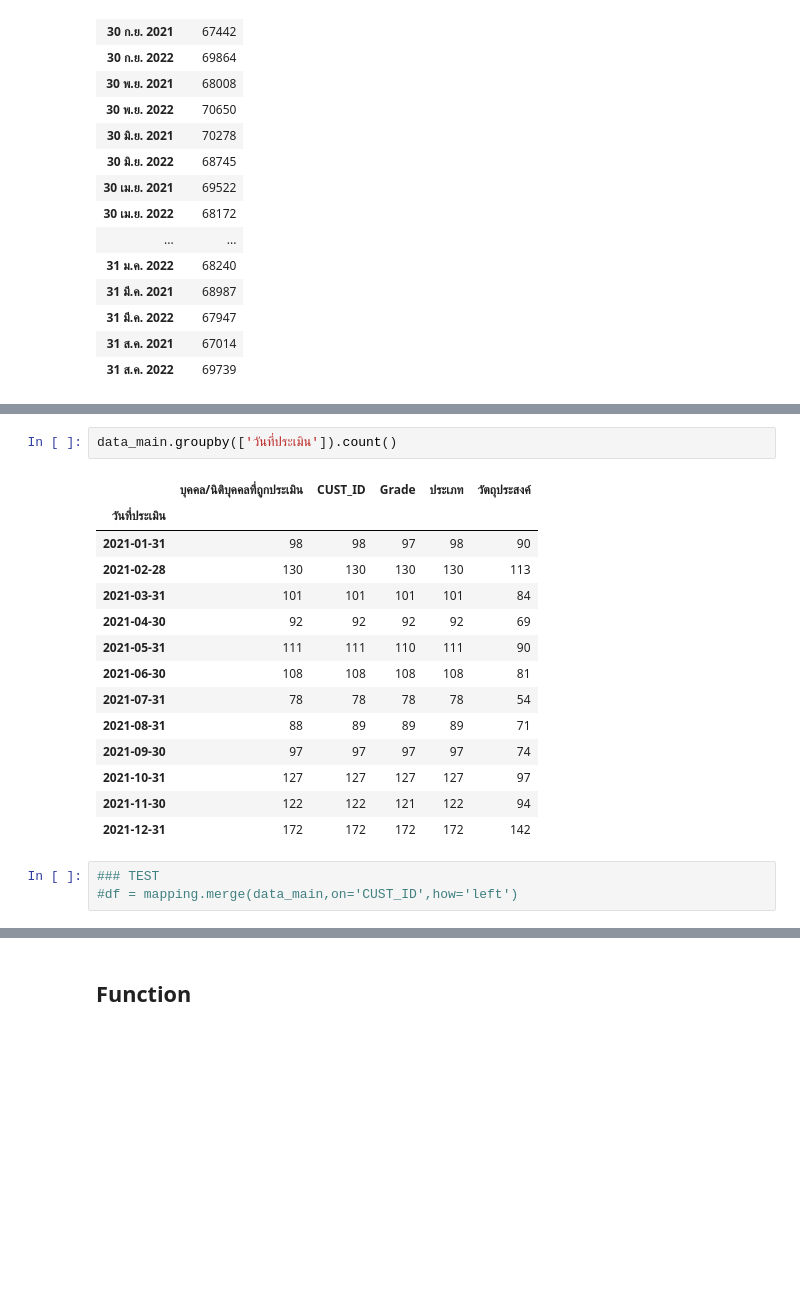
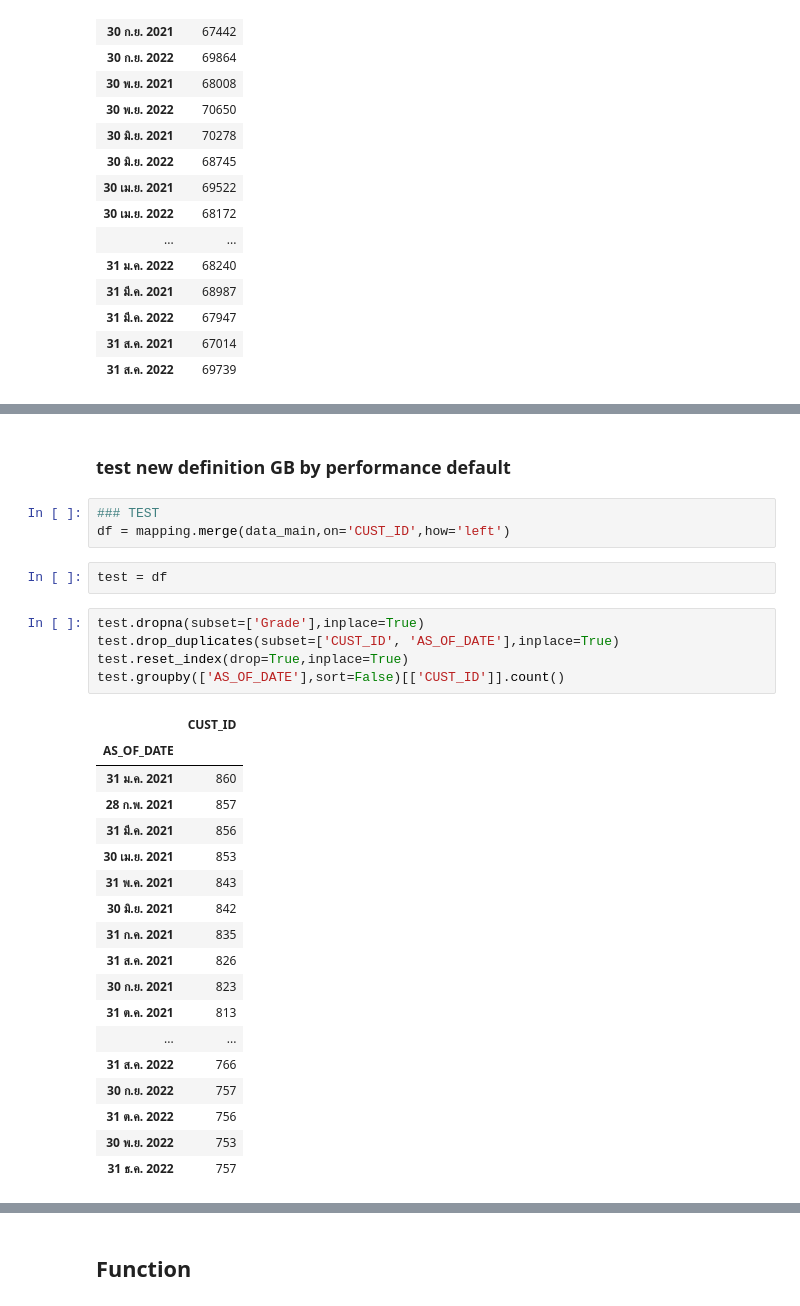
Before and after one commit to Taecpy/CRR-validate, a Jupyter notebook: CRR_validate.ipynb, the cells around one changed output, grey strips where cells are left out. Drawn from its saved outputs; the diff is of its cells as text; blank space fills up the shorter version.

```diff
--- a/CRR_validate.ipynb
+++ b/CRR_validate.ipynb
@@ -139,20 +142,31 @@ DATE_end_of_mouth(data_main)
-# %%
-data_main.groupby(['วันที่ประเมิน']).count()
-# %% [output]
-|  | บุคคล/นิติบุคคลที่ถูกประเมิน | CUST_ID | Grade | ประเภท | วัตถุประสงค์ |
-| วันที่ประเมิน |  |  |  |  |  |
-| 2021-01-31 | 98 | 98 | 97 | 98 | 90 |
-| 2021-02-28 | 130 | 130 | 130 | 130 | 113 |
-| 2021-03-31 | 101 | 101 | 101 | 101 | 84 |
-| 2021-04-30 | 92 | 92 | 92 | 92 | 69 |
-| 2021-05-31 | 111 | 111 | 110 | 111 | 90 |
-| 2021-06-30 | 108 | 108 | 108 | 108 | 81 |
-| 2021-07-31 | 78 | 78 | 78 | 78 | 54 |
-| 2021-08-31 | 88 | 89 | 89 | 89 | 71 |
-| 2021-09-30 | 97 | 97 | 97 | 97 | 74 |
-| 2021-10-31 | 127 | 127 | 127 | 127 | 97 |
-| 2021-11-30 | 122 | 122 | 121 | 122 | 94 |
-| 2021-12-31 | 172 | 172 | 172 | 172 | 142 |
+# %% [markdown]
+### test new definition GB by performance default
 # %%
 ### TEST
-#df = mapping.merge(data_main,on='CUST_ID',how='left')
+df = mapping.merge(data_main,on='CUST_ID',how='left')
+# %%
+test = df
+# %%
+test.dropna(subset=['Grade'],inplace=True)
+test.drop_duplicates(subset=['CUST_ID', 'AS_OF_DATE'],inplace=True)
+test.reset_index(drop=True,inplace=True)
+test.groupby(['AS_OF_DATE'],sort=False)[['CUST_ID']].count()
+# %% [output]
+|  | CUST_ID |
+| AS_OF_DATE |  |
+| 31 ม.ค. 2021 | 860 |
+| 28 ก.พ. 2021 | 857 |
+| 31 มี.ค. 2021 | 856 |
+| 30 เม.ย. 2021 | 853 |
+| 31 พ.ค. 2021 | 843 |
+| 30 มิ.ย. 2021 | 842 |
+| 31 ก.ค. 2021 | 835 |
+| 31 ส.ค. 2021 | 826 |
+| 30 ก.ย. 2021 | 823 |
+| 31 ต.ค. 2021 | 813 |
+| ... | ... |
+| 31 ส.ค. 2022 | 766 |
+| 30 ก.ย. 2022 | 757 |
+| 31 ต.ค. 2022 | 756 |
+| 30 พ.ย. 2022 | 753 |
+| 31 ธ.ค. 2022 | 757 |
```
Also changed, not shown: parts of 3 cells of this notebook.
